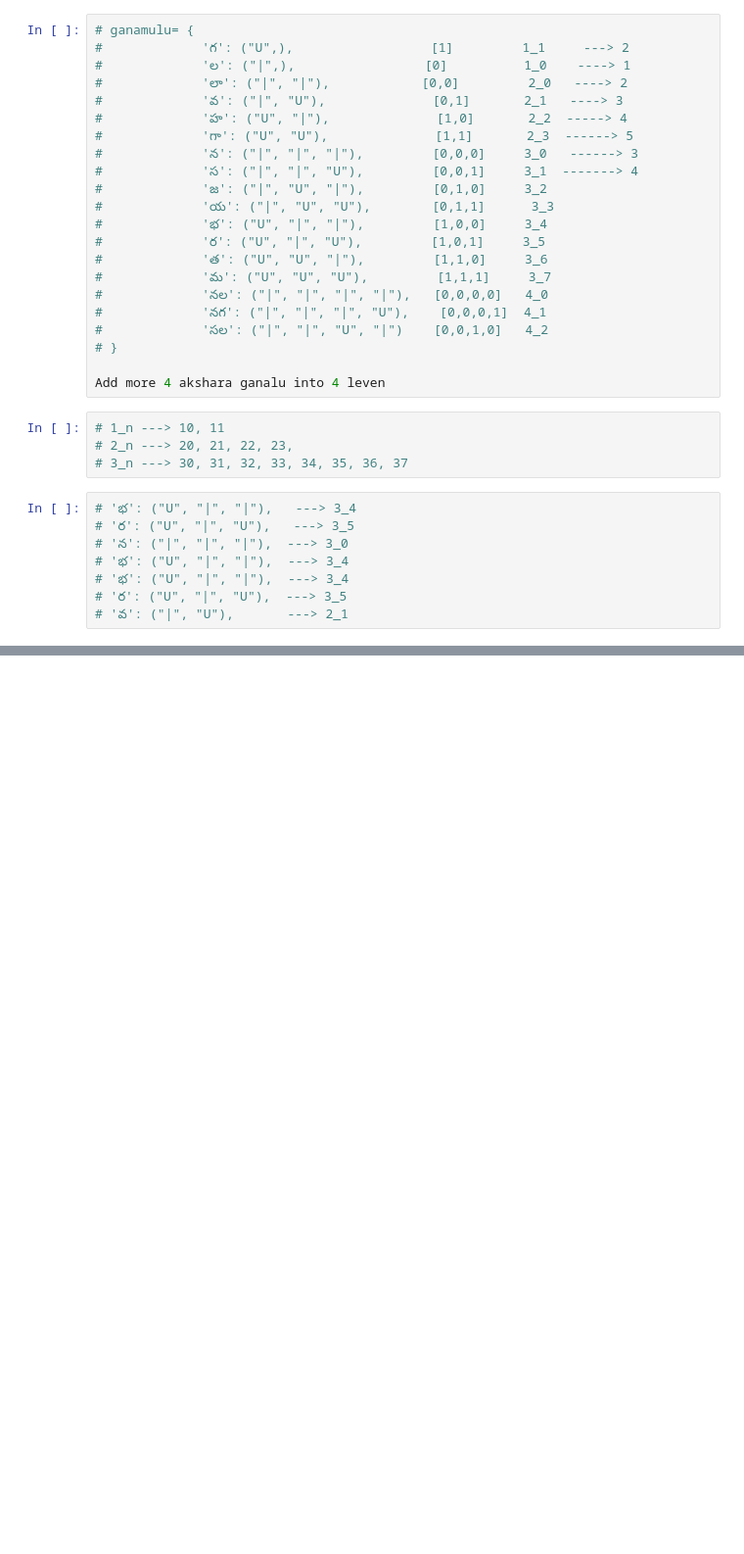
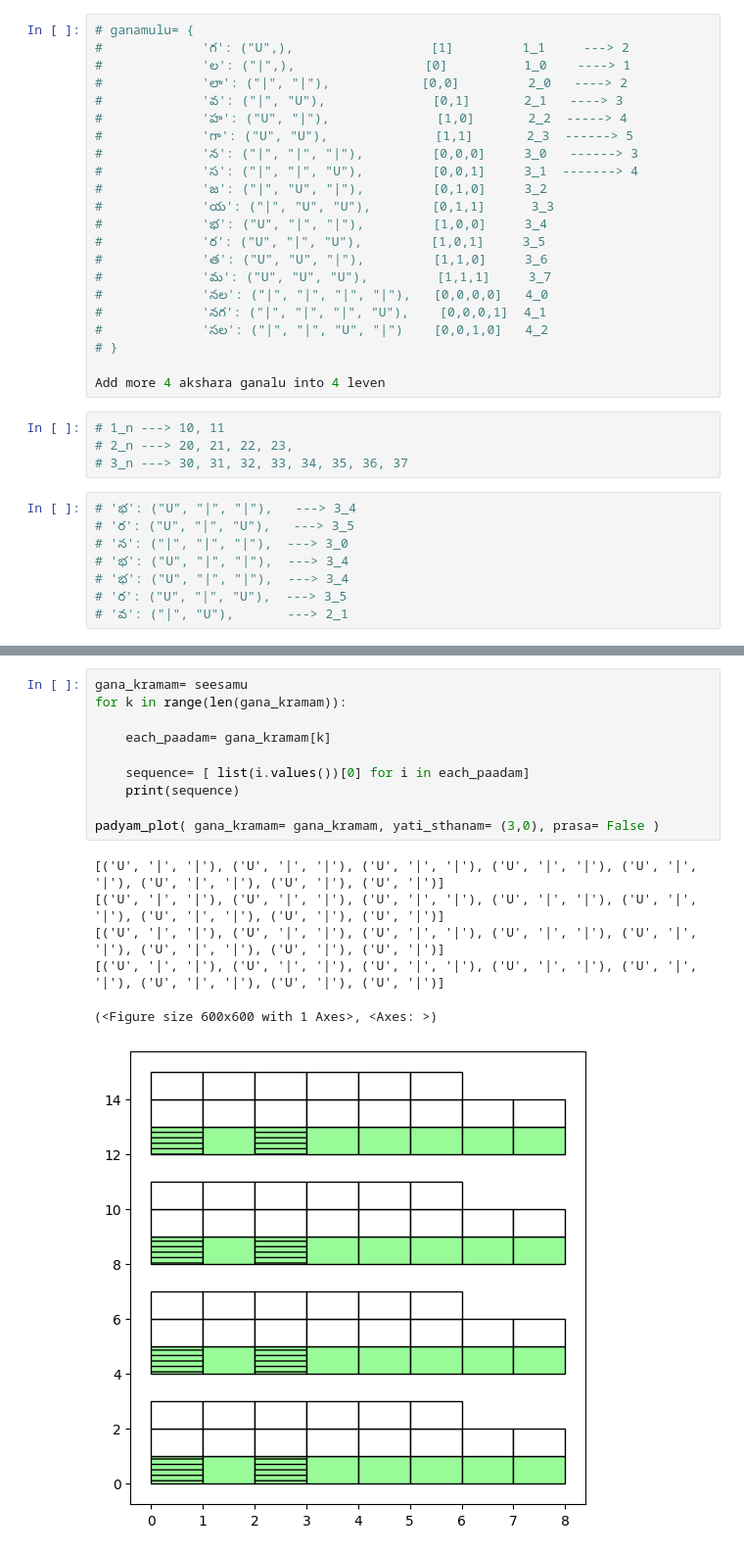
Before and after one commit to BodduSriPavan-111/chandassu, a Jupyter notebook: examples/Chandassu_Plot.ipynb, the cells around one changed output, grey strips where cells are left out. Shown at 98% size. Drawn from its saved outputs; the diff is of its cells as text; blank space fills up the shorter version.

```diff
--- a/examples/Chandassu_Plot.ipynb
+++ b/examples/Chandassu_Plot.ipynb
@@ -54,0 +136,17 @@ Add more 4 akshara ganalu into 4 leven
+# %%
+gana_kramam= seesamu
+for k in range(len(gana_kramam)):
+
+    each_paadam= gana_kramam[k]
+
+    sequence= [ list(i.values())[0] for i in each_paadam]
+    print(sequence)
+
+padyam_plot( gana_kramam= gana_kramam, yati_sthanam= (3,0), prasa= False )
+# %% [output]
+[('U', '|', '|'), ('U', '|', '|'), ('U', '|', '|'), ('U', '|', '|'), ('U', '|', '|'), ('U', '|', '|'), ('U', '|'), ('U', '|')]
+[('U', '|', '|'), ('U', '|', '|'), ('U', '|', '|'), ('U', '|', '|'), ('U', '|', '|'), ('U', '|', '|'), ('U', '|'), ('U', '|')]
+[('U', '|', '|'), ('U', '|', '|'), ('U', '|', '|'), ('U', '|', '|'), ('U', '|', '|'), ('U', '|', '|'), ('U', '|'), ('U', '|')]
+[('U', '|', '|'), ('U', '|', '|'), ('U', '|', '|'), ('U', '|', '|'), ('U', '|', '|'), ('U', '|', '|'), ('U', '|'), ('U', '|')]
+(<Figure size 600x600 with 1 Axes>, <Axes: >)
+[figure, added]
```
Also changed, not shown: parts of 20 cells of this notebook, 3 other files.
